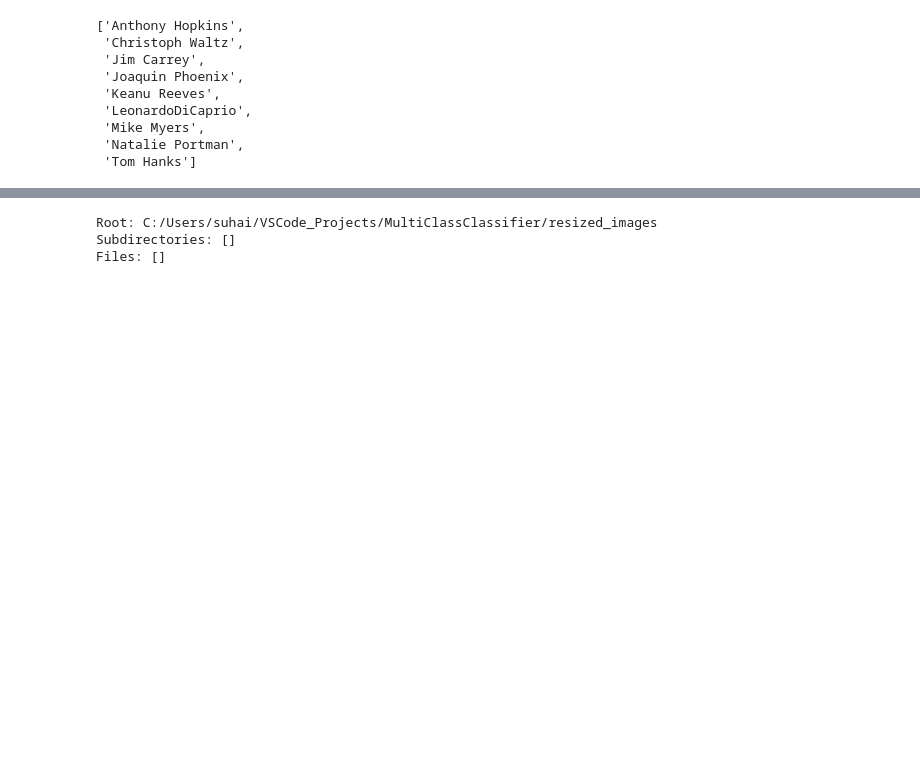
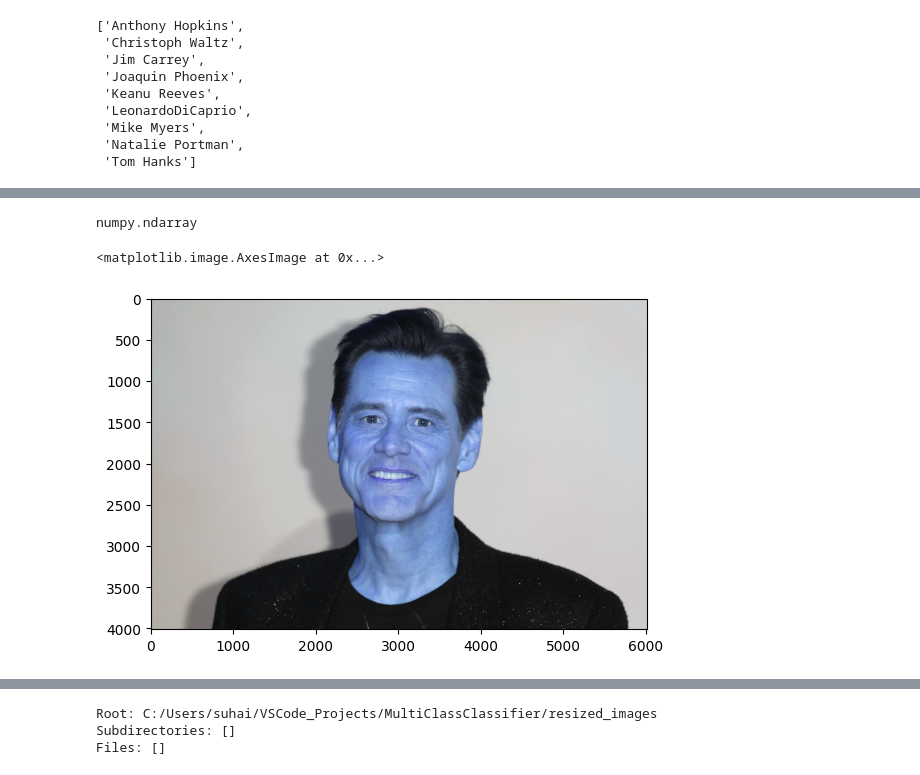
Before and after one commit to shariquemukadam/Multi-Class-Image-Classifier, a Jupyter notebook: classifierCode.ipynb, the cells around one changed output, grey strips where cells are left out. Drawn from its saved outputs; the diff is of its cells as text; code cells hidden in the pictures; blank space fills up the shorter version.

```diff
--- a/classifierCode.ipynb
+++ b/classifierCode.ipynb
@@ -55,0 +32,11 @@ os.makedirs(class_dir, exist_ok=True)
+# %%
+img=cv2.imread(os.path.join('ActorsDataset', 'Jim Carrey', 'GettyImages-1203015316.jpg'))
+# %%
+type(img)
+# %% [output]
+numpy.ndarray
+# %%
+plt.imshow(img)
+# %% [output]
+<matplotlib.image.AxesImage at 0x...>
+[figure, added]
```
Also changed, not shown: parts of 8 cells of this notebook.
